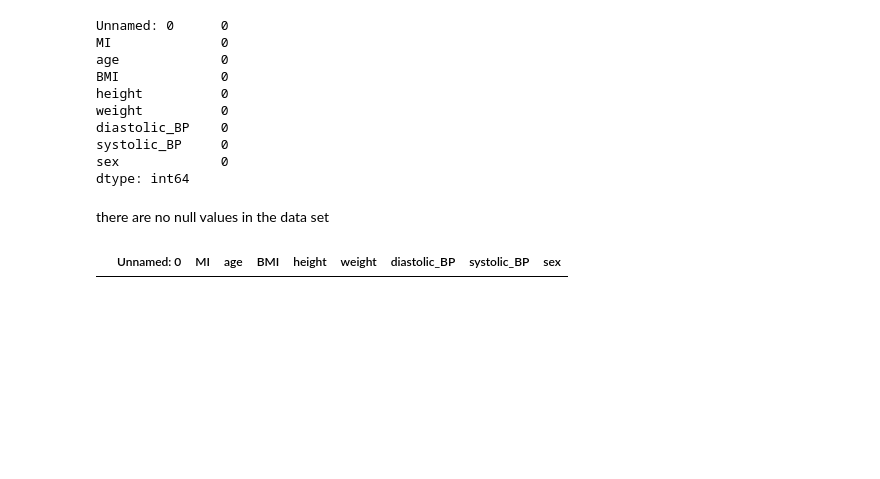
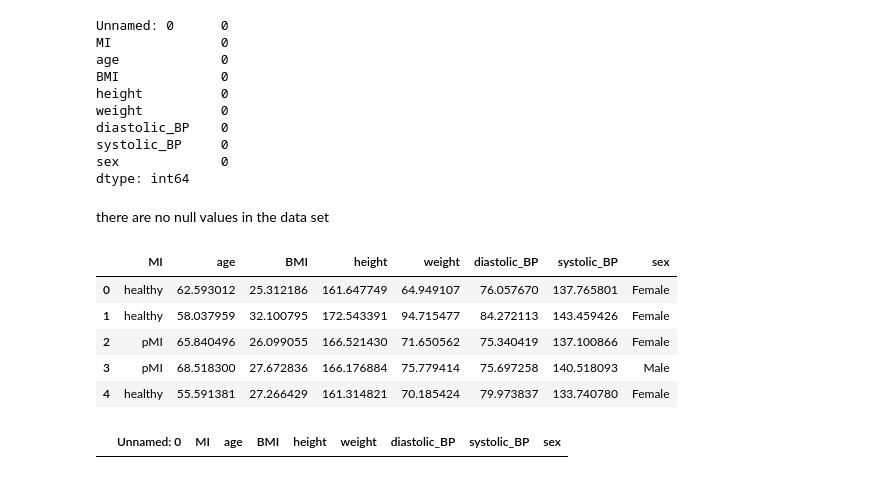
Before and after one commit to emilynurden/myocardial-infarction-predictions, a Jupyter notebook: notebooks:/data_exploration.ipynb, the cells around one changed output. Cells and saved outputs as stored; diff of their text form; code cells hidden in the pictures; blank space fills up the shorter version.

```diff
--- a/notebooks:/data_exploration.ipynb
+++ b/notebooks:/data_exploration.ipynb
@@ -57,6 +57,16 @@ sex             0
 dtype: int64
 # %% [markdown]
 there are no null values in the data set
+# %%
+df_to_explore["sex"] = df_to_explore["sex"].replace({True: "Male", False: "Female"})
+df_to_explore.head()
+# %% [output]
+|  | MI | age | BMI | height | weight | diastolic_BP | systolic_BP | sex |
+| 0 | healthy | 62.593012 | 25.312186 | 161.647749 | 64.949107 | 76.057670 | 137.765801 | Female |
+| 1 | healthy | 58.037959 | 32.100795 | 172.543391 | 94.715477 | 84.272113 | 143.459426 | Female |
+| 2 | pMI | 65.840496 | 26.099055 | 166.521430 | 71.650562 | 75.340419 | 137.100866 | Female |
+| 3 | pMI | 68.518300 | 27.672836 | 166.176884 | 75.779414 | 75.697258 | 140.518093 | Male |
+| 4 | healthy | 55.591381 | 27.266429 | 161.314821 | 70.185424 | 79.973837 | 133.740780 | Female |
 # %%
 # check for duplicate rows in the dataframe
 #keep first means that it won't return the first instance of the duplicate in the list of indices
```
Also changed, not shown: parts of 2 cells of this notebook.
